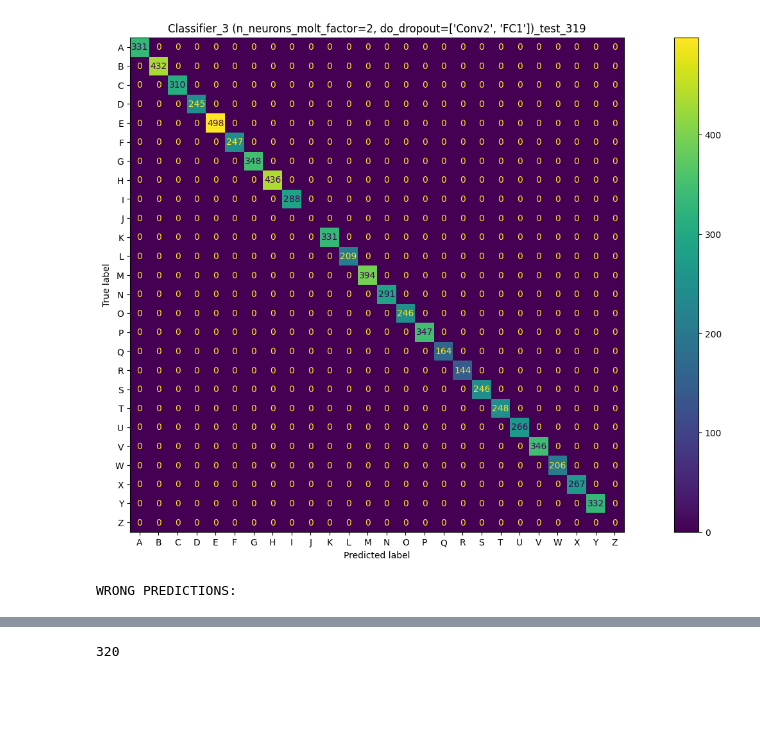
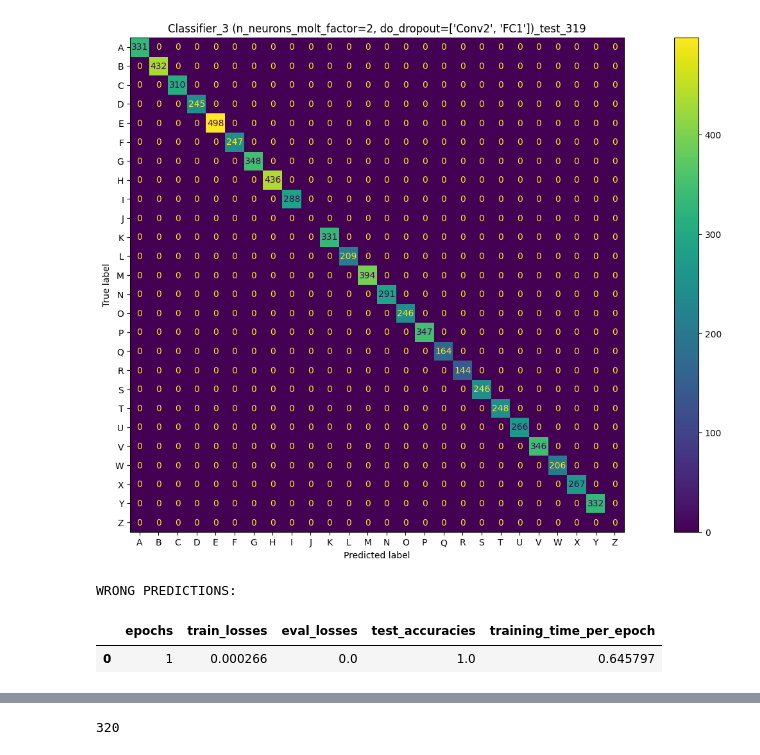
Before and after one commit to Lotto98/Sign-Language-MNIST, a Jupyter notebook: src/Classifier_3.ipynb, the cells around one changed output, grey strips where cells are left out. Saved outputs shown, nothing was run; the diff lists cells and outputs as text; code cells hidden in the pictures; blank space fills up the shorter version.

```diff
--- a/src/Classifier_3.ipynb
+++ b/src/Classifier_3.ipynb
@@ -134,6 +134,11 @@ best_model.explore_wrong_predictions()
 Classifier_3 (n_neurons_molt_factor=2, do_dropout=['Conv2', 'FC1'])_test_319
 [figure]
 WRONG PREDICTIONS:
+# %%
+best_model.return_stats()
+# %% [output]
+|  | epochs | train_losses | eval_losses | test_accuracies | training_time_per_epoch |
+| 0 | 1 | 0.000266 | 0.0 | 1.0 | 0.645797 |
 # %%
 all_results.sort_values(by=['test_accuracies'], ascending=True).head(10)
 # %% [output]
```
Also changed, not shown: parts of 2 cells of this notebook, 2 other files.
